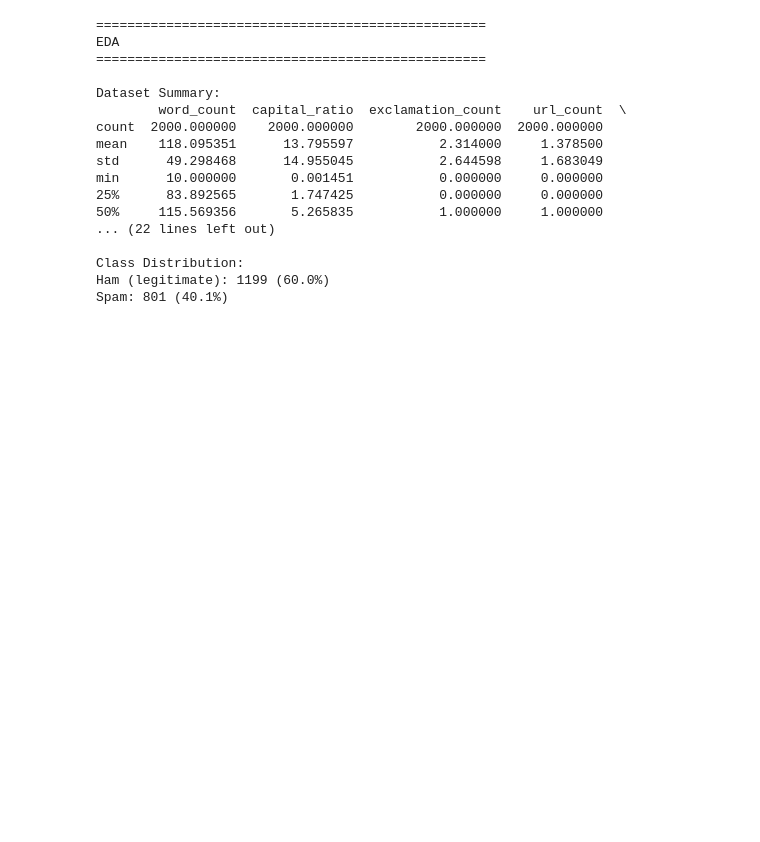
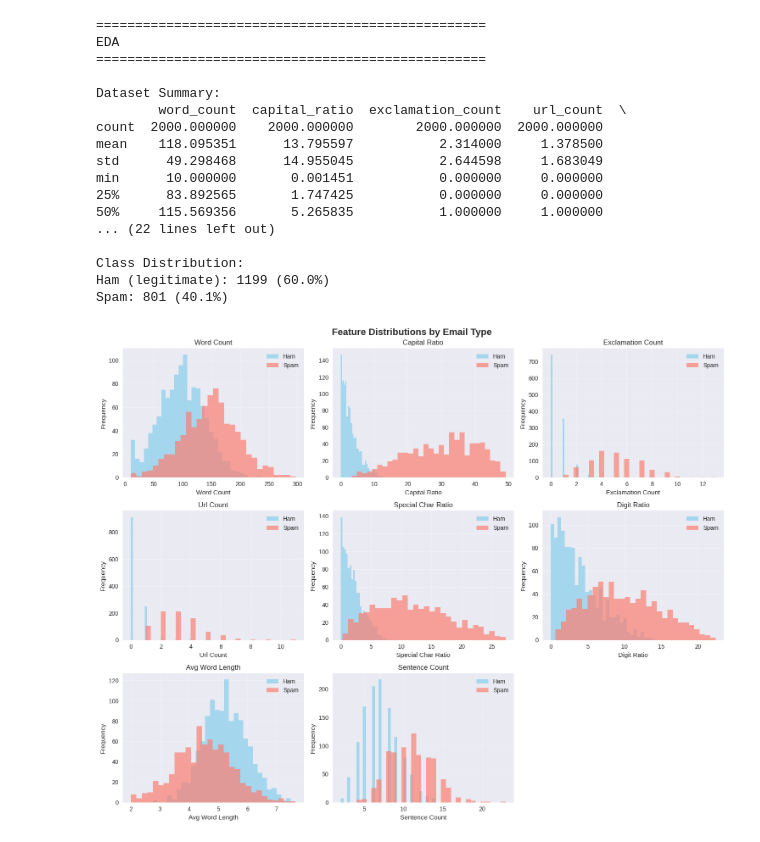
Before and after one commit to ced-sys/AI-N-ML, a Jupyter notebook: Random_Forest_Spam_Detection.ipynb, the cells around one changed output. Drawn from its saved outputs; the diff is of its cells as text; code cells hidden in the pictures; blank space fills up the shorter version.

```diff
--- a/Random_Forest_Spam_Detection.ipynb
+++ b/Random_Forest_Spam_Detection.ipynb
@@ -123,3 +123,31 @@ min      10.000000       0.001451           0.000000     0.000000
 Class Distribution:
 Ham (legitimate): 1199 (60.0%)
 Spam: 801 (40.1%)
+# %%
+fig, axes=plt.subplots(3, 3, figsize=(15, 12))
+fig.suptitle('Feature Distributions by Email Type', fontsize=16, fontweight='bold')
+
+features_to_plot=[col for col in df.columns if col != 'is_spam']
+axes=axes.flatten()
+
+for i, feature in enumerate(features_to_plot):
+  if i<len(axes):
+    #Create histogram for spam vs ham
+    spam_data=df[df['is_spam']==1][feature]
+    ham_data=df[df['is_spam']==0][feature]
+
+    axes[i].hist(ham_data, alpha=0.7, label="Ham", bins=30, color='skyblue')
+    axes[i].hist(spam_data, alpha=0.7, label='Spam', bins=30, color='salmon')
+    axes[i].set_title(f'{feature.replace("_", " ").title()}')
+    axes[i].set_xlabel(feature.replace("_", " ").title())
+    axes[i].set_ylabel('Frequency')
+    axes[i].legend()
+    axes[i].grid(True, alpha=0.3)
+
+if len(features_to_plot)<len(axes):
+  fig.delaxes(axes[-1])
+
+plt.tight_layout()
+plt.show()
+# %% [output]
+[figure, added]
```
Also changed, not shown: parts of 3 cells of this notebook.
